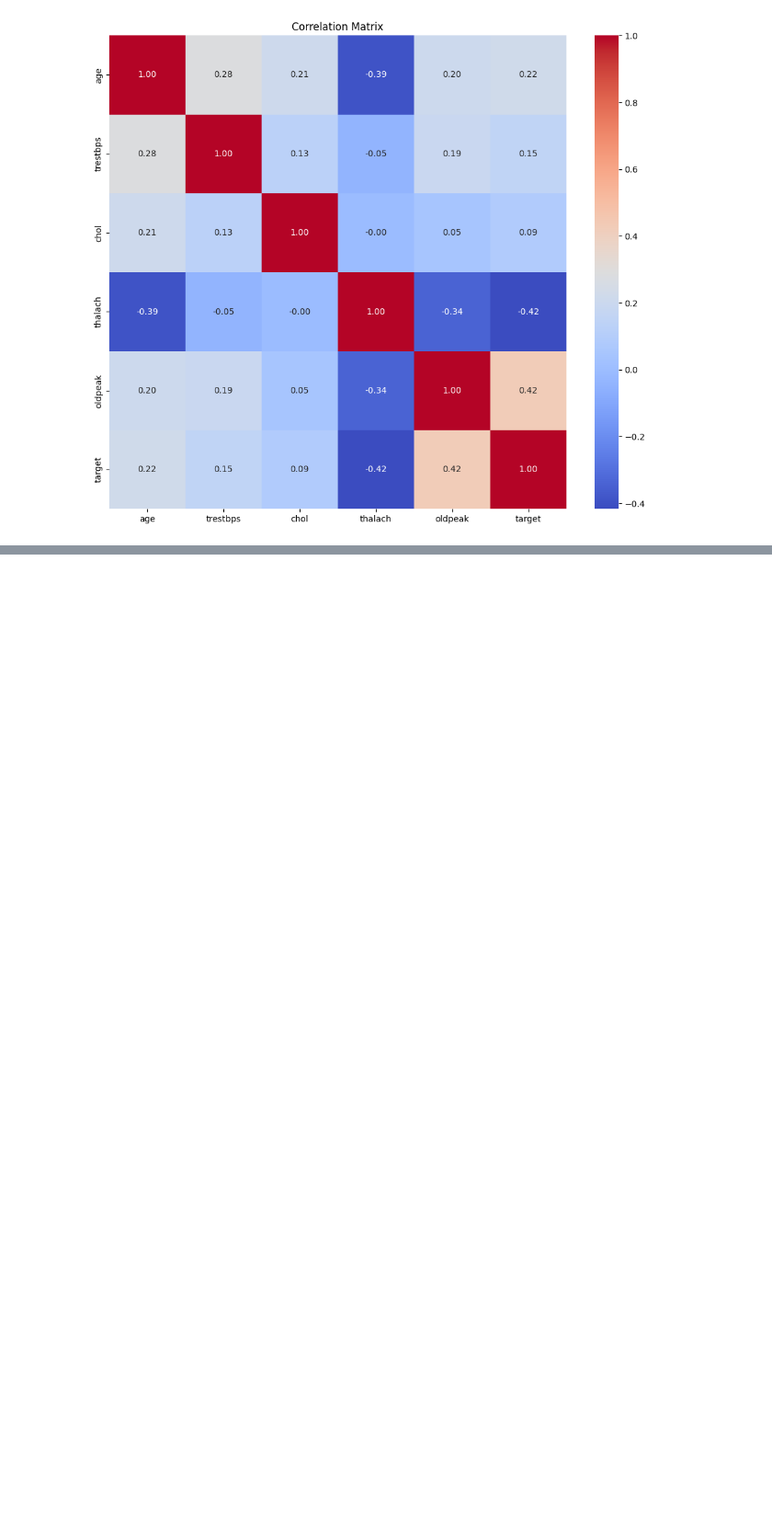
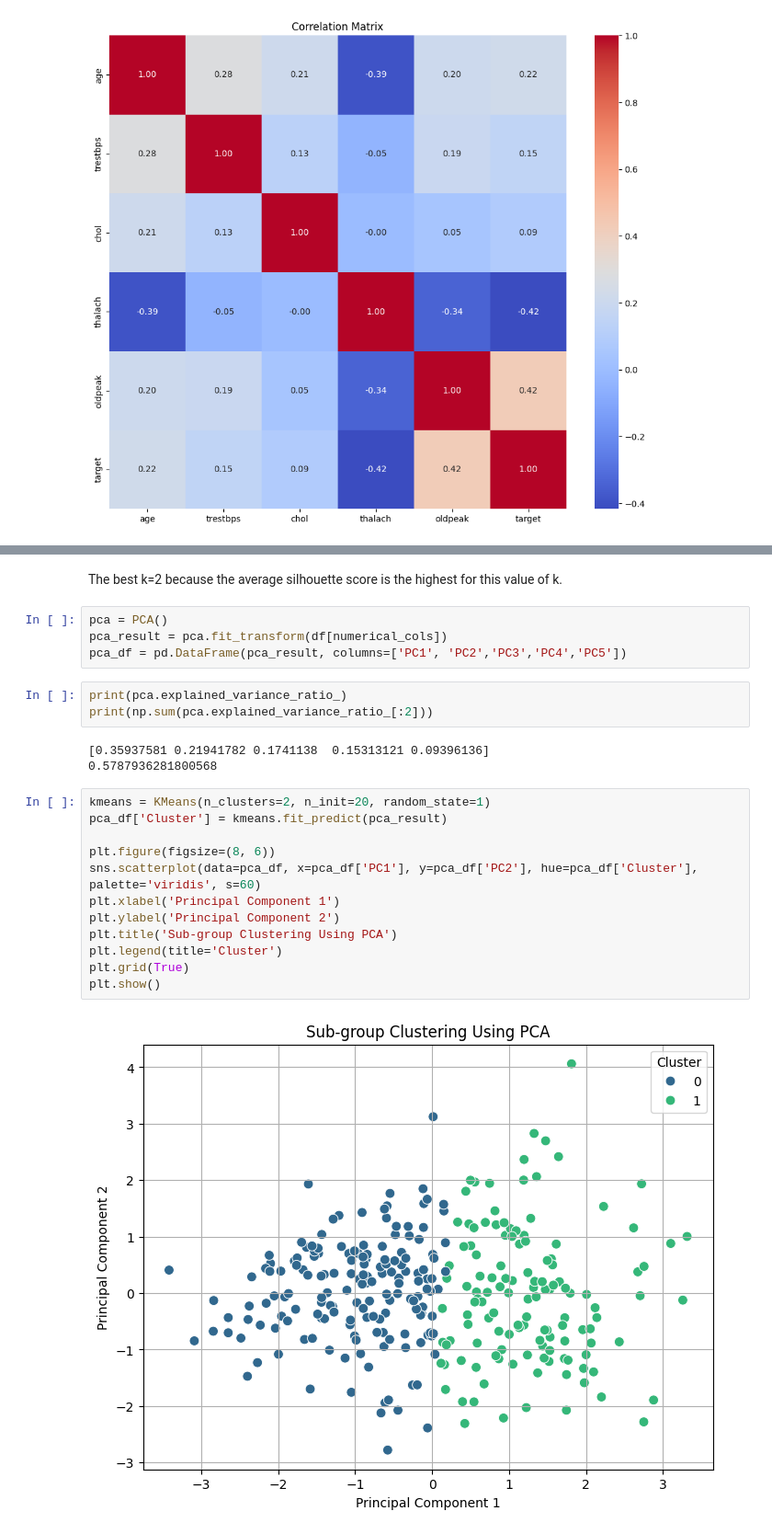
Before and after one commit to woodyhouse/stats3da3_ass6, a Jupyter notebook: ass6.ipynb, the cells around one changed output, grey strips where cells are left out. Shown: that part at 92% size. Saved outputs shown, nothing was run; the diff lists cells and outputs as text; blank space fills up the shorter version.

```diff
--- a/ass6.ipynb
+++ b/ass6.ipynb
@@ -198,0 +308,26 @@ plt.show()
+# %% [markdown]
+The best k=2 because the average silhouette score is the highest for this value of k.
+# %%
+pca = PCA()
+pca_result = pca.fit_transform(df[numerical_cols])
+pca_df = pd.DataFrame(pca_result, columns=['PC1', 'PC2','PC3','PC4','PC5'])
+# %%
+print(pca.explained_variance_ratio_)
+print(np.sum(pca.explained_variance_ratio_[:2]))
+# %% [output]
+[0.35937581 0.21941782 0.1741138  0.15313121 0.09396136]
+0.5787936281800568
+# %%
+kmeans = KMeans(n_clusters=2, n_init=20, random_state=1)
+pca_df['Cluster'] = kmeans.fit_predict(pca_result)
+
+plt.figure(figsize=(8, 6))
+sns.scatterplot(data=pca_df, x=pca_df['PC1'], y=pca_df['PC2'], hue=pca_df['Cluster'], palette='viridis', s=60)
+plt.xlabel('Principal Component 1')
+plt.ylabel('Principal Component 2')
+plt.title('Sub-group Clustering Using PCA')
+plt.legend(title='Cluster')
+plt.grid(True)
+plt.show()
+# %% [output]
+[figure, added]
```
Also changed, not shown: parts of 6 cells of this notebook.
